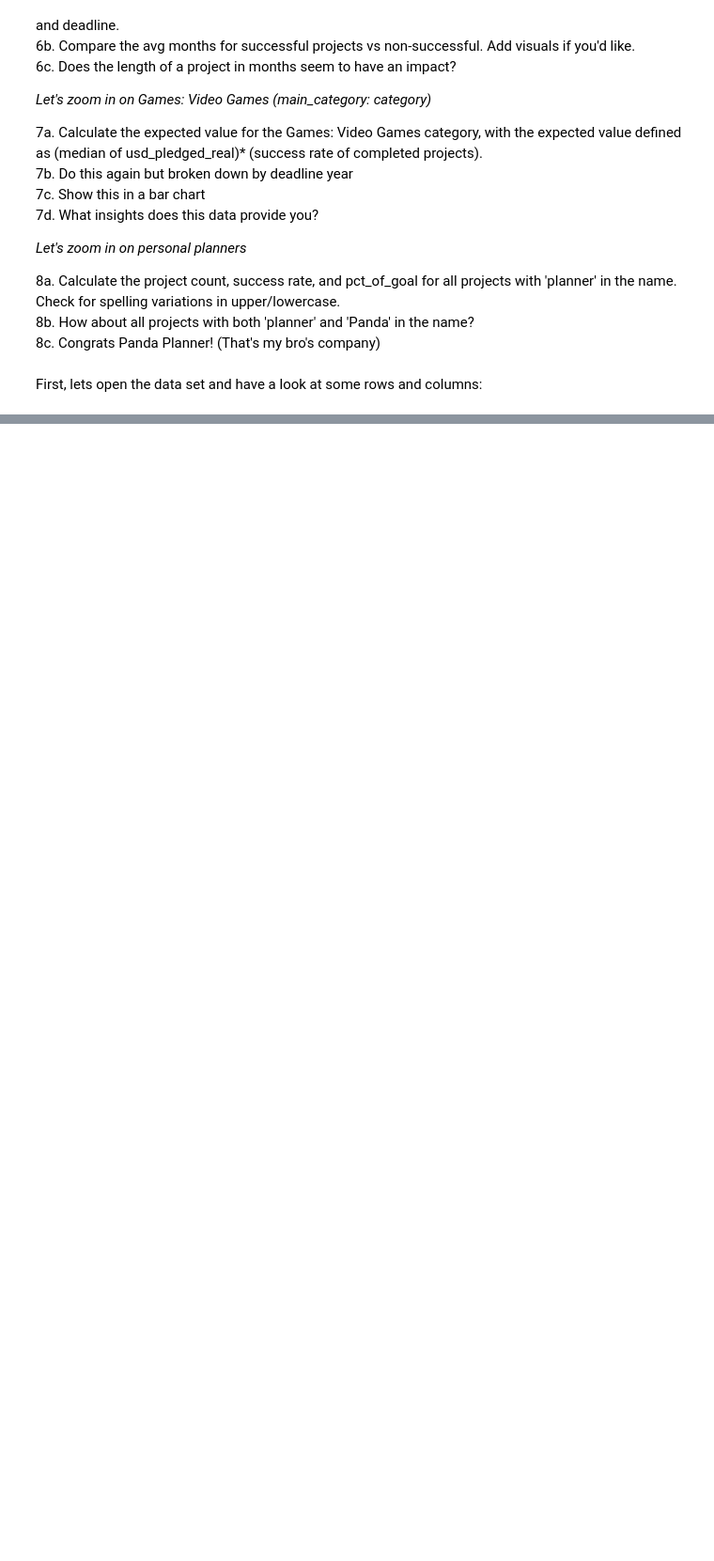
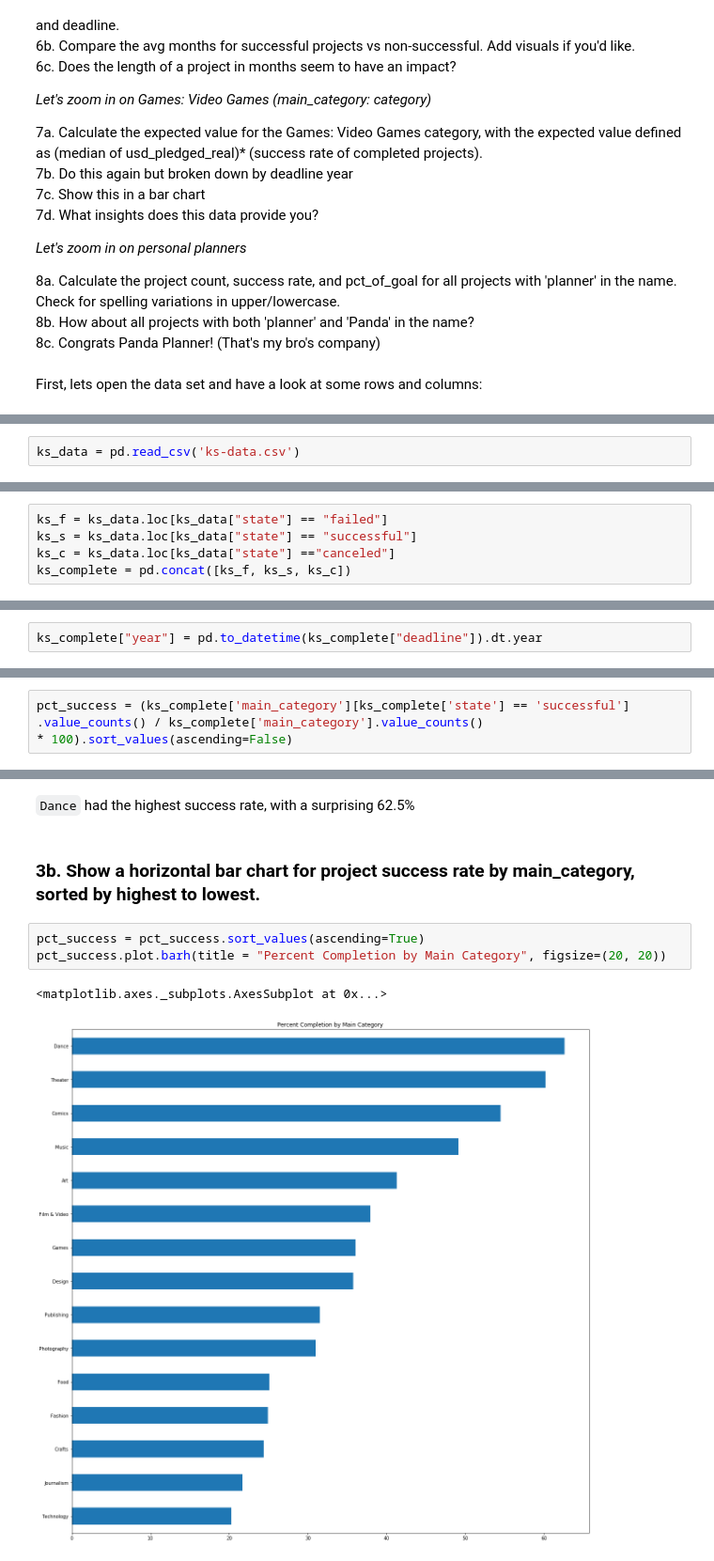
Before and after one commit to calinke/potential-winner, a Jupyter notebook: Kickstarter EDA .ipynb, the cells around one changed output, grey strips where cells are left out. Shown: that part at 94% size. Cells and saved outputs as stored; diff of their text form; blank space fills up the shorter version.

```diff
--- a/Kickstarter EDA .ipynb
+++ b/Kickstarter EDA .ipynb
@@ -304,0 +61,2 @@ Kickstaters most competitive year was 2018
+# %%
+ks_data = pd.read_csv('ks-data.csv')
@@ -304,0 +106,5 @@ Kickstaters most competitive year was 2018
+# %%
+ks_f = ks_data.loc[ks_data["state"] == "failed"]
+ks_s = ks_data.loc[ks_data["state"] == "successful"]
+ks_c = ks_data.loc[ks_data["state"] =="canceled"]
+ks_complete = pd.concat([ks_f, ks_s, ks_c])
@@ -304,0 +153,2 @@ Kickstaters most competitive year was 2018
+# %%
+ks_complete["year"] = pd.to_datetime(ks_complete["deadline"]).dt.year
@@ -304,0 +171,4 @@ Kickstaters most competitive year was 2018
+# %%
+pct_success = (ks_complete['main_category'][ks_complete['state'] == 'successful']
+.value_counts() / ks_complete['main_category'].value_counts()
+* 100).sort_values(ascending=False)
@@ -304,0 +194,10 @@ Kickstaters most competitive year was 2018
+# %% [markdown]
+`Dance` had the highest success rate, with a surprising 62.5%
+# %% [markdown]
+### 3b. Show a horizontal bar chart for project success rate by main_category, sorted by highest to lowest.
+# %%
+pct_success = pct_success.sort_values(ascending=True)
+pct_success.plot.barh(title = "Percent Completion by Main Category", figsize=(20, 20))
+# %% [output]
+<matplotlib.axes._subplots.AxesSubplot at 0x...>
+[figure, added]
```
Also changed, not shown: parts of 108 cells of this notebook.
